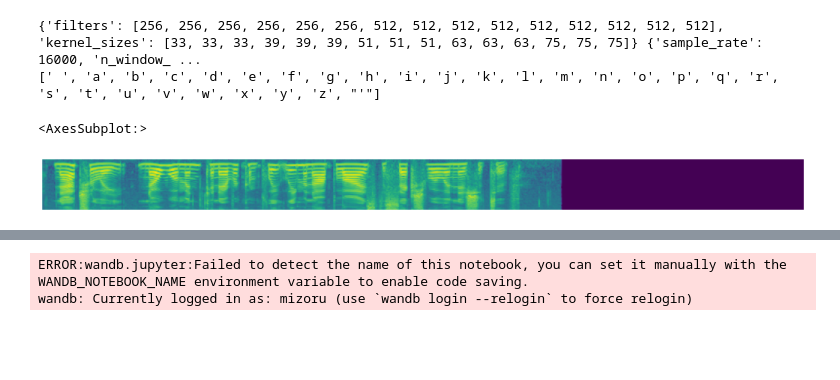
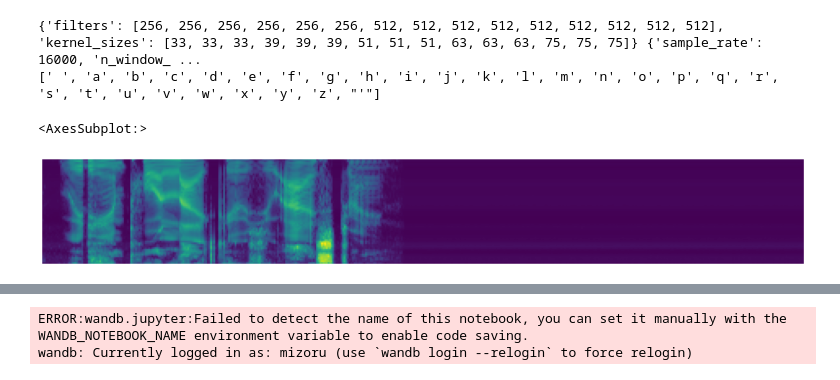
Before and after one commit to mizoru/pronunciation-trainer, a Jupyter notebook: training-QuartzNet.ipynb, the cells around one changed output, grey strips where cells are left out. Cells and saved outputs as stored; diff of their text form; code cells hidden in the pictures; blank space fills up the shorter version.

Commit message:
train with transform thunder

```diff
--- a/training-QuartzNet.ipynb
+++ b/training-QuartzNet.ipynb
@@ -214,9 +215,13 @@ def get_y(d):
 # %%
 class SqueezeSpec(Transform):
     def encodes(self, x:AudioSpectrogram): return x.squeeze()#.cuda()
+# %%
+tran_params = {'sample_rate': 16000, 'n_window_size': 320, 'n_window_stride': 160,
+               'n_fft': 512, 'nfilt': 64, 'dither': 1e-05}
+thunder_transform = FilterbankFeatures(**tran_params)
 # %%
 db = DataBlock(get_x = get_x, get_y=get_y, dl_type=SortedDL,
-               splitter=ColSplitter(), batch_tfms=[aud2spec, SqueezeSpec()])
+               splitter=ColSplitter(), batch_tfms=[thunder_transform])
 # %%
 # x_tfms = [lambda x: x.Path,AudioTensor.create,
 #           Resample(16_000), RemoveSilence(), SqueezeAud()]#, Pad_Audio_Chunk(0, pad_first=False)]
@@ -229,5 +238,5 @@ dls = db.dataloaders(labels, bs=32,
 # %%
-x,y = b = tuple(i.cpu() for i in dls.one_batch())
+x,y = b = tuple(i for i in dls.one_batch())
 # %%
 # dls = dsets.dataloaders(before_batch = [Pad_Chunk(0, pad_first=False, seq_len=1),Pad_Audio_Chunk(0, pad_first=False)],
 #                         after_batch=[aud2spec, SqueezeSpec()], bs=32)
@@ -318,7 +327,7 @@ orthog_vocab = [' ', 'a', 'b', 'c', 'd', 'e', 'f', 'g', 'h', 'i', 'j', 'k', 'l',
 # %%
 # model = QuartzNet(feat_in = x.shape[1], num_classes = len(vocab), repeat_blocks = 3).cuda()
 # %%
-show_image(x[22], figsize = (22,45))
+show_image(x[0], figsize = (22,45))
 # %% [output]
 <AxesSubplot:>
-[figure, old version]
+[figure, new version]
```
Also changed, not shown: parts of 35 cells of this notebook.
